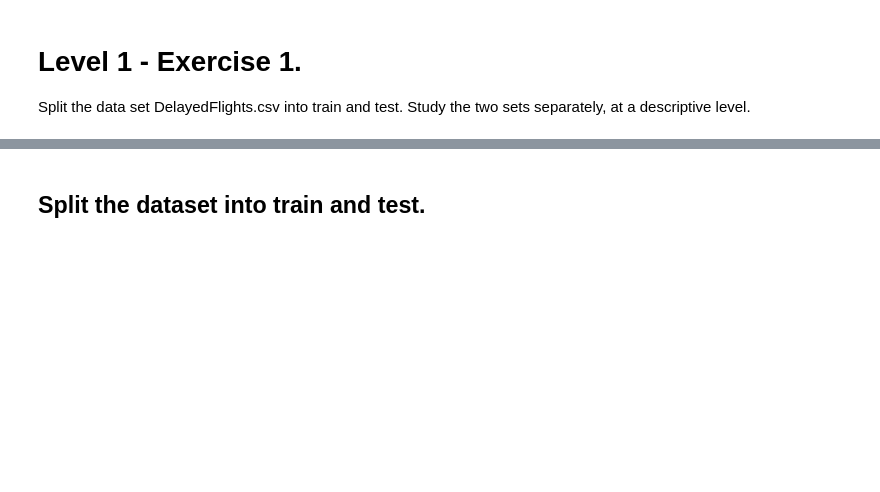
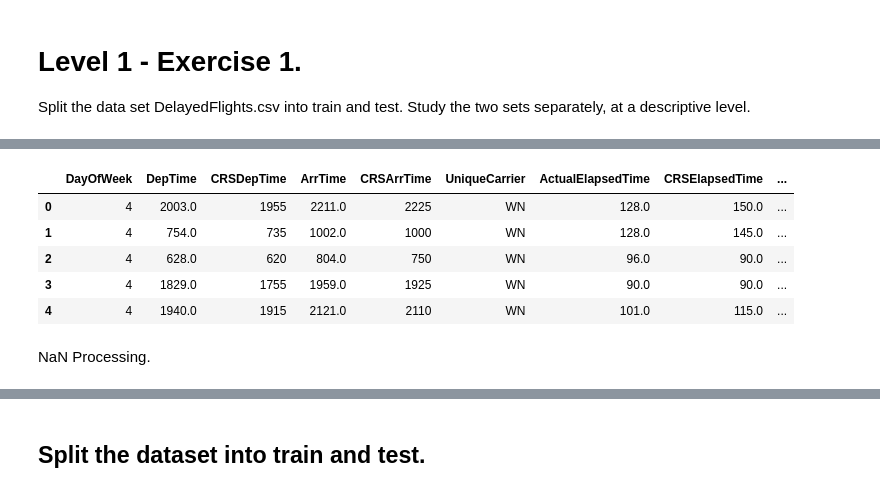
Before and after one commit to Javier-Alfonso-DS/S09_T01_Practice_with_training_and_test_sets, a Jupyter notebook: S09_T01_Practice_with_training_and_test_sets.ipynb, the cells around one changed output, grey strips where cells are left out. Cells and saved outputs as stored; diff of their text form; code cells hidden in the pictures; blank space fills up the shorter version.

```diff
--- a/S09_T01_Practice_with_training_and_test_sets.ipynb
+++ b/S09_T01_Practice_with_training_and_test_sets.ipynb
@@ -42,0 +103,18 @@ df = pd.read_csv('..\Data\DelayedFlights.csv')
+# %%
+# Create column Date of the flight and delete the columns Year / Month / Day of Month. We keep DayOfWeek for potential correlations.
+## Date of the flight
+try:
+    df['Date'] = pd.to_datetime(df.Year.astype(str)+'-'+ df.Month.astype(str)+'-'+ df.DayofMonth.astype(str))
+    df = df.drop(columns=['Year','Month','DayofMonth'])
+except:
+    print("Date column already created and columns Year, Month & DayofMonth already deleted")
+df.head()
+# %% [output]
+|  | DayOfWeek | DepTime | CRSDepTime | ArrTime | CRSArrTime | UniqueCarrier | ActualElapsedTime | CRSElapsedTime | ... |
+| 0 | 4 | 2003.0 | 1955 | 2211.0 | 2225 | WN | 128.0 | 150.0 | ... |
+| 1 | 4 | 754.0 | 735 | 1002.0 | 1000 | WN | 128.0 | 145.0 | ... |
+| 2 | 4 | 628.0 | 620 | 804.0 | 750 | WN | 96.0 | 90.0 | ... |
+| 3 | 4 | 1829.0 | 1755 | 1959.0 | 1925 | WN | 90.0 | 90.0 | ... |
+| 4 | 4 | 1940.0 | 1915 | 2121.0 | 2110 | WN | 101.0 | 115.0 | ... |
+# %% [markdown]
+NaN Processing.
```
Also changed, not shown: parts of 20 cells of this notebook, 1 other file.
